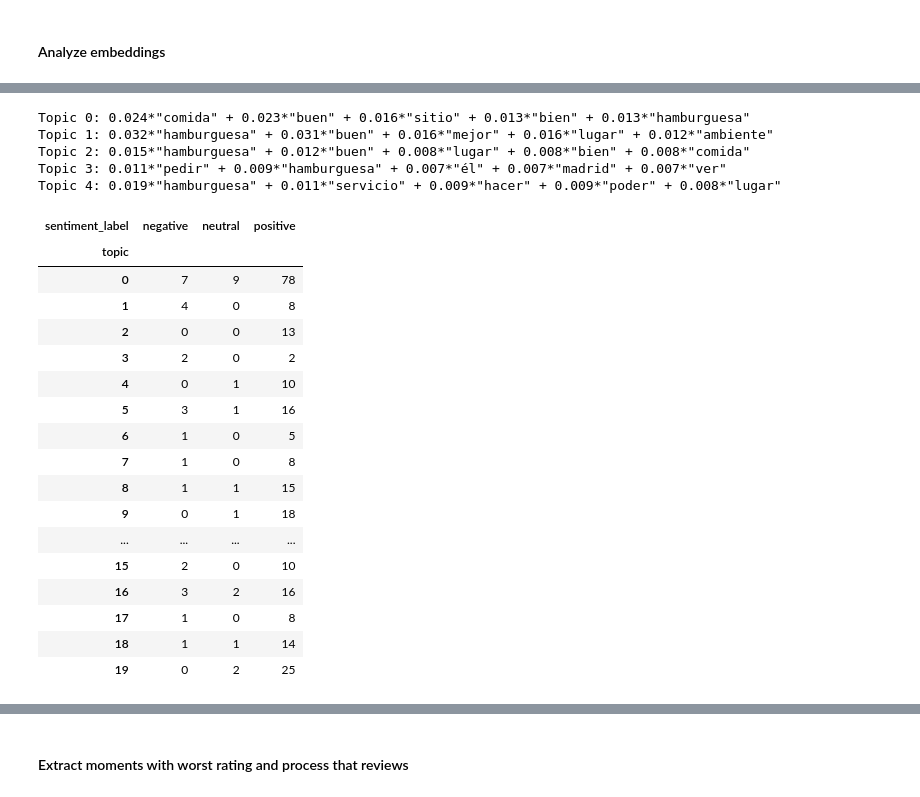
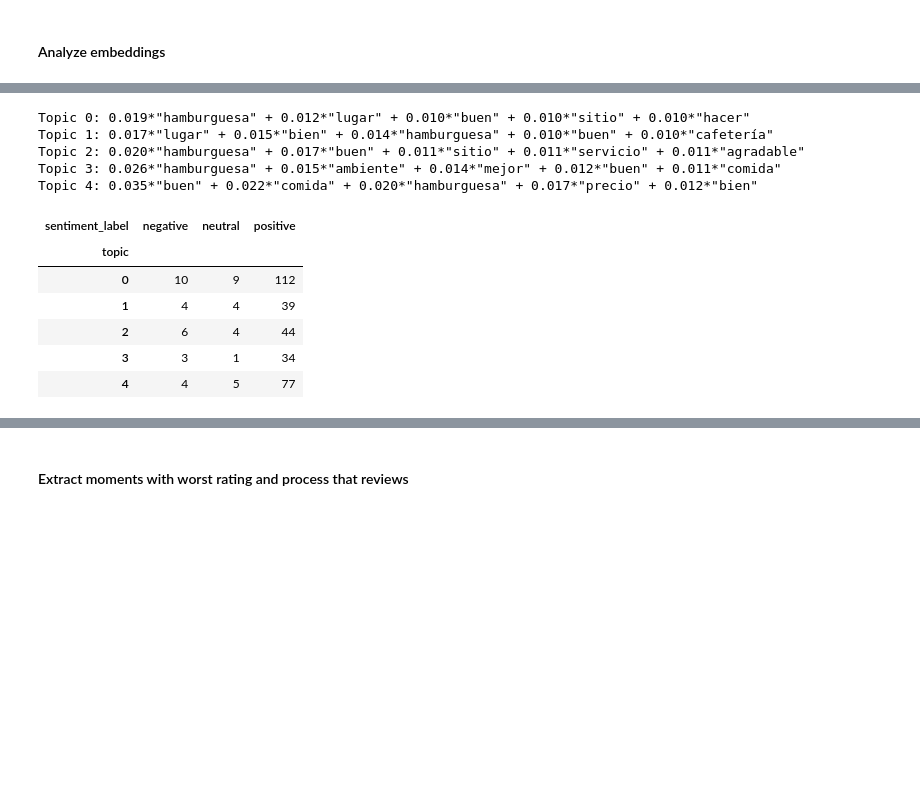
Before and after one commit to EAlmazanG/sensentiment-analysis-reviews, a Jupyter notebook: notebooks/sentiment_analysis.ipynb, the cells around one changed output, grey strips where cells are left out. Cells and saved outputs as stored; diff of their text form; code cells hidden in the pictures; blank space fills up the shorter version.

Commit message:
clean notebook

```diff
--- a/notebooks/sentiment_analysis.ipynb
+++ b/notebooks/sentiment_analysis.ipynb
@@ -534,65 +533,49 @@ analyze_embeddings_by_rating(reviews)
 # %%
 from gensim import corpora
 from gensim.models import LdaModel
 
-def analyze_topics_with_lda(df):
+def analyzeTopicsLDA(df):
     # Prepare corpus for LDA
     cleaned_reviews = df['cleaned_review'].dropna().tolist()
     tokenized_reviews = [review.split() for review in cleaned_reviews]
     dictionary = corpora.Dictionary(tokenized_reviews)
     corpus = [dictionary.doc2bow(review) for review in tokenized_reviews]
 
     # Train LDA model
     lda_model = LdaModel(corpus, num_topics=5, id2word=dictionary, passes=10)
 
-    # Print topics
     topics = lda_model.print_topics(num_words=5)
     for topic in topics:
         print(f"Topic {topic[0]}: {topic[1]}")
     return lda_model, topics
 
-# Apply function
-lda_model, topics = analyze_topics_with_lda(reviews)
+def mapSentimentToTopics(df, lda_model):
+    cleaned_reviews = df['cleaned_review'].dropna().tolist()
+    tokenized_reviews = [review.split() for review in cleaned_reviews]
+    dictionary = corpora.Dictionary(tokenized_reviews)
+    corpus = [dictionary.doc2bow(review) for review in tokenized_reviews]
+
+    # Predict topics for each review
+    df['topic'] = [max(lda_model.get_document_topics(bow), key=lambda x: x[1])[0] for bow in corpus]
+
+    # Count the number of positive, negative reviews per topic
+    topic_sentiment_counts = df.groupby(['topic', 'sentiment_label']).size().unstack(fill_value=0)
+    display(topic_sentiment_counts)
+
+lda_model, topics = analyzeTopicsLDA(reviews)
+mapSentimentToTopics(reviews, lda_model)
 # %% [output]
-Topic 0: 0.024*"comida" + 0.023*"buen" + 0.016*"sitio" + 0.013*"bien" + 0.013*"hamburguesa"
-Topic 1: 0.032*"hamburguesa" + 0.031*"buen" + 0.016*"mejor" + 0.016*"lugar" + 0.012*"ambiente"
-Topic 2: 0.015*"hamburguesa" + 0.012*"buen" + 0.008*"lugar" + 0.008*"bien" + 0.008*"comida"
-Topic 3: 0.011*"pedir" + 0.009*"hamburguesa" + 0.007*"él" + 0.007*"madrid" + 0.007*"ver"
-Topic 4: 0.019*"hamburguesa" + 0.011*"servicio" + 0.009*"hacer" + 0.009*"poder" + 0.008*"lugar"
+Topic 0: 0.019*"hamburguesa" + 0.012*"lugar" + 0.010*"buen" + 0.010*"sitio" + 0.010*"hacer"
+Topic 1: 0.017*"lugar" + 0.015*"bien" + 0.014*"hamburguesa" + 0.010*"buen" + 0.010*"cafetería"
+Topic 2: 0.020*"hamburguesa" + 0.017*"buen" + 0.011*"sitio" + 0.011*"servicio" + 0.011*"agradable"
+Topic 3: 0.026*"hamburguesa" + 0.015*"ambiente" + 0.014*"mejor" + 0.012*"buen" + 0.011*"comida"
+Topic 4: 0.035*"buen" + 0.022*"comida" + 0.020*"hamburguesa" + 0.017*"precio" + 0.012*"bien"
+| sentiment_label | negative | neutral | positive |
+| topic |  |  |  |
+| 0 | 10 | 9 | 112 |
+| 1 | 4 | 4 | 39 |
+| 2 | 6 | 4 | 44 |
+| 3 | 3 | 1 | 34 |
+| 4 | 4 | 5 | 77 |
-# %%
-def map_sentiments_to_topics(df, lda_model):
-    cleaned_reviews = df['cleaned_review'].dropna().tolist()
-    tokenized_reviews = [review.split() for review in cleaned_reviews]
-    dictionary = corpora.Dictionary(tokenized_reviews)
-    corpus = [dictionary.doc2bow(review) for review in tokenized_reviews]
-
-    # Predict topics for each review
-    df['topic'] = [max(lda_model.get_document_topics(bow), key=lambda x: x[1])[0] for bow in corpus]
-
-    # Count the number of positive, negative reviews per topic
-    topic_sentiment_counts = df.groupby(['topic', 'sentiment_label']).size().unstack(fill_value=0)
-    display(topic_sentiment_counts)
-
-# Apply function
-map_sentiments_to_topics(reviews, lda_model)
-# %% [output]
-| sentiment_label | negative | neutral | positive |
-| topic |  |  |  |
-| 0 | 7 | 9 | 78 |
-| 1 | 4 | 0 | 8 |
-| 2 | 0 | 0 | 13 |
-| 3 | 2 | 0 | 2 |
-| 4 | 0 | 1 | 10 |
-| 5 | 3 | 1 | 16 |
-| 6 | 1 | 0 | 5 |
-| 7 | 1 | 0 | 8 |
-| 8 | 1 | 1 | 15 |
-| 9 | 0 | 1 | 18 |
-| ... | ... | ... | ... |
-| 15 | 2 | 0 | 10 |
-| 16 | 3 | 2 | 16 |
-| 17 | 1 | 0 | 8 |
-| 18 | 1 | 1 | 14 |
-| 19 | 0 | 2 | 25 |
 # %%
 import umap.umap_ as umap
```
Also changed, not shown: parts of 8 cells of this notebook.
